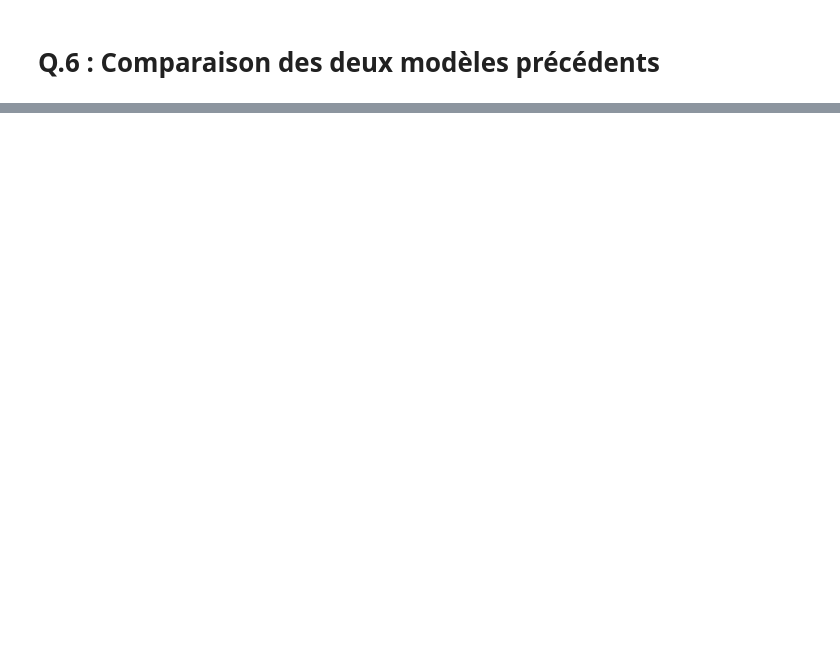
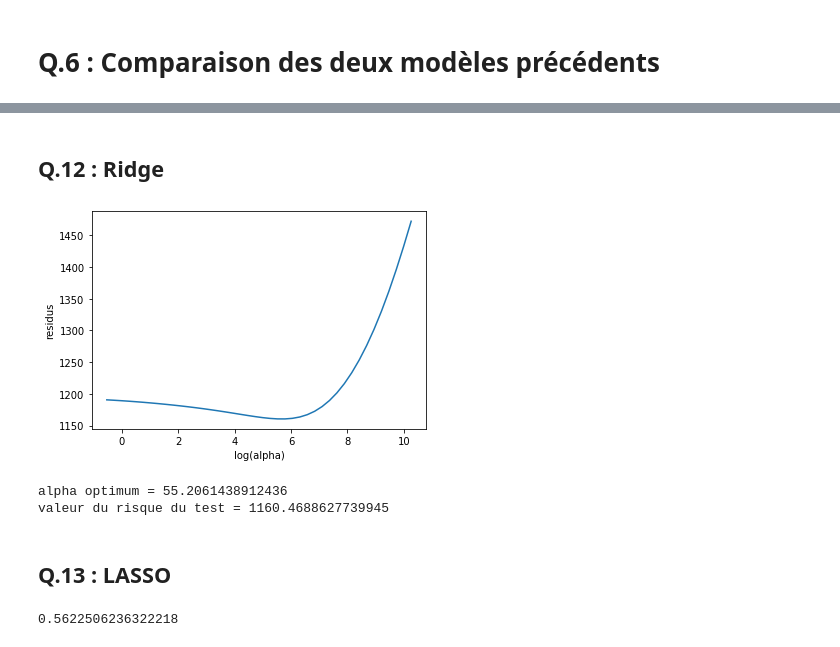
Before and after one commit to MDESSE/MDI721-Statistics, a Jupyter notebook: TP3-LASSO/MDI721-TP2-Matthieu_DESSE.ipynb, the cells around one changed output, grey strips where cells are left out. Saved outputs shown, nothing was run; the diff lists cells and outputs as text; code cells hidden in the pictures; blank space fills up the shorter version.

```diff
--- a/TP3-LASSO/MDI721-TP2-Matthieu_DESSE.ipynb
+++ b/TP3-LASSO/MDI721-TP2-Matthieu_DESSE.ipynb
@@ -226,0 +340,13 @@ sns.distplot(residus_sans_ALS)
+# %%
+y = y_train
+X = X_train.iloc[:, features_selected[:7]]
+
+model = LinearRegression(fit_intercept=True, normalize=False).fit(X,y)
+pred = model.predict(X_test.iloc[:, features_selected[:7]])
+res = y_test - pred
+
+r_predictif = np.mean(res**2)
+
+print("Le risque pédictif du forward est égal à : ",r_predictif)
+error = mean_absolute_error(y_test, pred)
+print("L'erreur est égale à :",error)
@@ -226,0 +379,7 @@ sns.distplot(residus_sans_ALS)
+# %%
+folds = KFold(n_splits=4)
+
+k = 1
+for train_index, test_index in folds.split(X_train):
+    print(f"Index utilisé pour le fold n°{k} : \n\nTRAIN: {list(train_index)}, \n\nTEST: {list(test_index)} \n\n")
+    k +=1
@@ -226,0 +404,43 @@ sns.distplot(residus_sans_ALS)
+# %% [markdown]
+## Q.12 : Ridge
+# %%
+def ridge(y_train, X_train, alpha, folds):
+
+    liste = []
+
+    for i in alpha:
+        ridge_model = Ridge(alpha=i)
+        sum_res = 0
+        for k in range(folds.n_splits):
+            train_index = list(list(folds.split(X_train))[k][0])
+            test_index = list(list(folds.split(X_train))[k][1])
+
+            ridge_reg = ridge_model.fit(X_train.iloc[train_index, :], y_train.iloc[train_index])
+
+            res = y_train.iloc[test_index] - ridge_reg.predict(X_train.iloc[test_index, :])
+
+            sum_res += np.sum(res**2)/len(train_index)
+
+        sum_res = sum_res/folds.n_splits
+        liste.append(sum_res)
+
+    return(liste)
+
+
+alpha = [1.2**k for k in range(-2, 40)]
+liste = ridge(y_train, X_train, alpha, folds)
+
+
+sns.lineplot(x=np.log2(alpha), y=liste)
+plt.xlabel('log(alpha)')
+plt.ylabel('residus')
+plt.show()
+
+print(f"alpha optimum = {alpha[np.argmin(liste)]}")
+print(f"valeur du risque du test = {min(liste)}")
+# %% [output]
+[figure, added]
+alpha optimum = 55.2061438912436
+valeur du risque du test = 1160.4688627739945
+# %% [markdown]
+## Q.13 : LASSO
@@ -226,0 +453,5 @@ sns.distplot(residus_sans_ALS)
+# %%
+res = y_test - predlasso
+reg.score(X_train2, y_train2)
+# %% [output]
+0.5622506236322218
```
Also changed, not shown: parts of 55 cells of this notebook.
